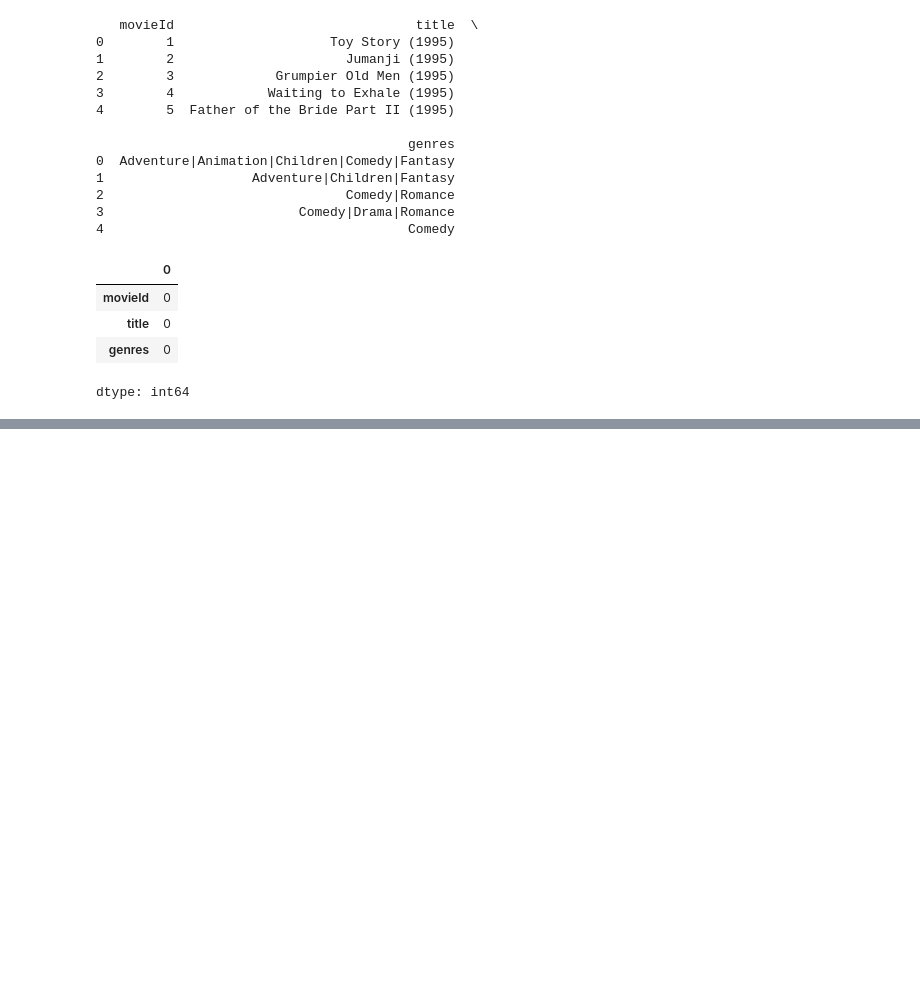
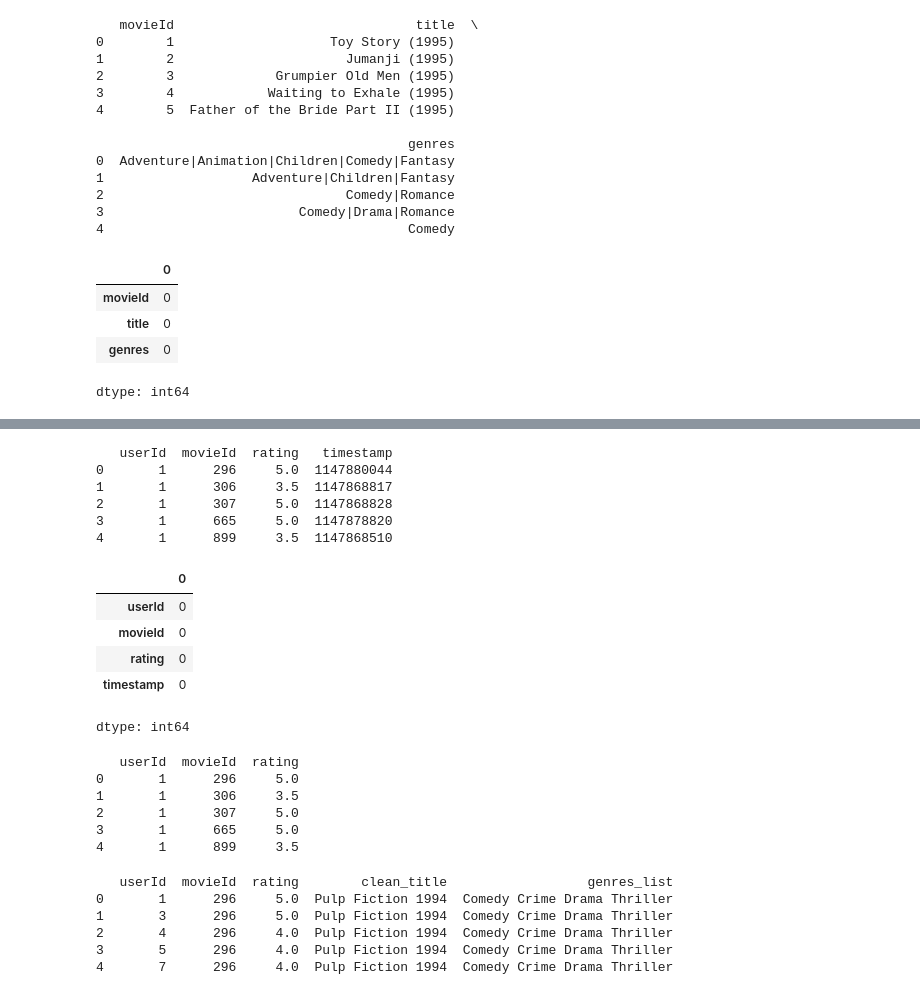
Before and after one commit to econ3010/recsys_kaggle, a Jupyter notebook: recsys_kaggle.ipynb, the cells around one changed output, grey strips where cells are left out. Drawn from its saved outputs; the diff is of its cells as text; code cells hidden in the pictures; blank space fills up the shorter version.

```diff
--- a/recsys_kaggle.ipynb
+++ b/recsys_kaggle.ipynb
@@ -42,0 +73,39 @@ dtype: int64
+# %%
+df2 = pd.read_csv("/content/drive/My Drive/movie_data/ratings.csv")
+print(df2.head())
+# %% [output]
+   userId  movieId  rating   timestamp
+0       1      296     5.0  1147880044
+1       1      306     3.5  1147868817
+2       1      307     5.0  1147868828
+3       1      665     5.0  1147878820
+4       1      899     3.5  1147868510
+# %%
+df2.isna().sum()
+# %% [output]
+|  | 0 |
+| userId | 0 |
+| movieId | 0 |
+| rating | 0 |
+| timestamp | 0 |
+dtype: int64
+# %%
+ratings_data = df2.drop(['timestamp'], axis=1)
+print(ratings_data.head())
+# %% [output]
+   userId  movieId  rating
+0       1      296     5.0
+1       1      306     3.5
+2       1      307     5.0
+3       1      665     5.0
+4       1      899     3.5
+# %%
+combined_data = ratings_data.merge(movies_data, on='movieId')
+print(combined_data.head())
+# %% [output]
+   userId  movieId  rating        clean_title                  genres_list
+0       1      296     5.0  Pulp Fiction 1994  Comedy Crime Drama Thriller
+1       3      296     5.0  Pulp Fiction 1994  Comedy Crime Drama Thriller
+2       4      296     4.0  Pulp Fiction 1994  Comedy Crime Drama Thriller
+3       5      296     4.0  Pulp Fiction 1994  Comedy Crime Drama Thriller
+4       7      296     4.0  Pulp Fiction 1994  Comedy Crime Drama Thriller
```
Also changed, not shown: parts of 8 cells of this notebook.
